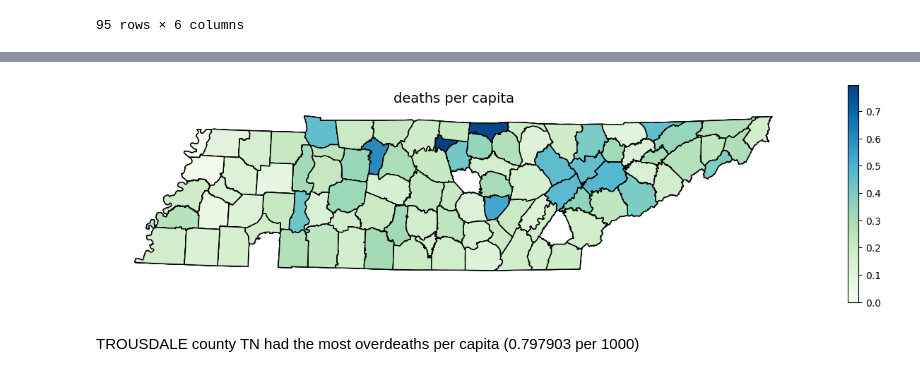
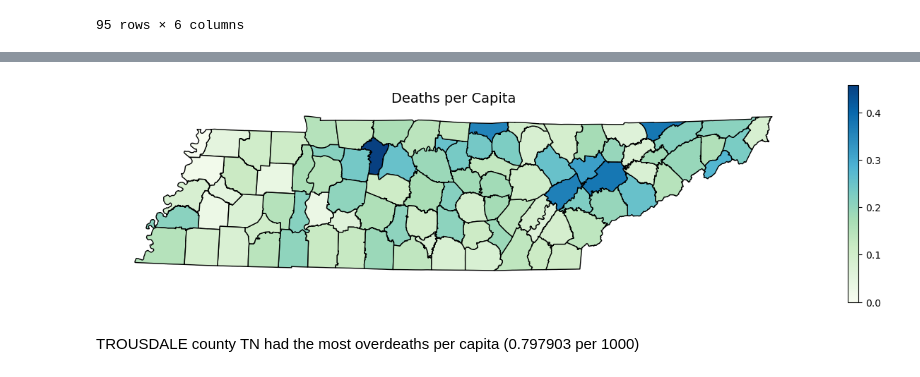
Before and after one commit to Luna-Agora/prescription-drugs-python-otto, a Jupyter notebook: otto project.ipynb, the cells around one changed output, grey strips where cells are left out. Saved outputs shown, nothing was run; the diff lists cells and outputs as text; code cells hidden in the pictures.

```diff
--- a/otto project.ipynb
+++ b/otto project.ipynb
@@ -20,3 +20,4 @@ import matplotlib.pyplot as plt
 counties = gpd.read_file('../prescription-drugs-python-otto/county/tncounty.shp')
 # %%
 counties['NAME'] = counties['NAME'].str.title()
+counties['NAME'] = counties['NAME'].str.replace(' ', '')
@@ -63,5 +91,5 @@ population.head()
 # %%
-population['dpc_per1k'] = population['overdose_deaths'] / population['population'] * 1000
+population['dpc_per1k'] = population['avg_ovd'] / population['avg_pop'] * 1000
 # %%
 population.head()
 # %% [output]
@@ -91,4 +119,5 @@ dpc
 # %%
 dpc['county'] = dpc['county'].str.title()
+dpc['county'] = dpc['county'].str.replace(' ', '')
 dpc
 # %% [output]
@@ -124,5 +183,5 @@ counties
 # %%
 counties = pd.merge(left = counties, right = dpc,
-                    left_on = 'NAME', right_on = 'county')
+                    left_on = 'KEY', right_on = 'fipscounty')
 counties.shape
 # %% [output]
@@ -130,14 +205,14 @@ counties.shape
 # %%
 fig, ax = plt.subplots(figsize=(16,4))
 counties.plot(column = 'dpc_per1k',
               cmap = 'GnBu',
               edgecolor = 'black',
               legend = True,
               ax = ax)
-plt.title('deaths per capita', fontsize = 14)
+plt.title('Deaths per Capita', fontsize = 14)
 ax.axis('off');
 # %% [output]
-[figure, old version]
+[figure, new version]
 # %% [markdown]
 TROUSDALE county TN had the most overdeaths per capita (0.797903 per 1000)
 # %% [markdown]
```
Also changed, not shown: parts of 19 cells of this notebook, 1 other file.
